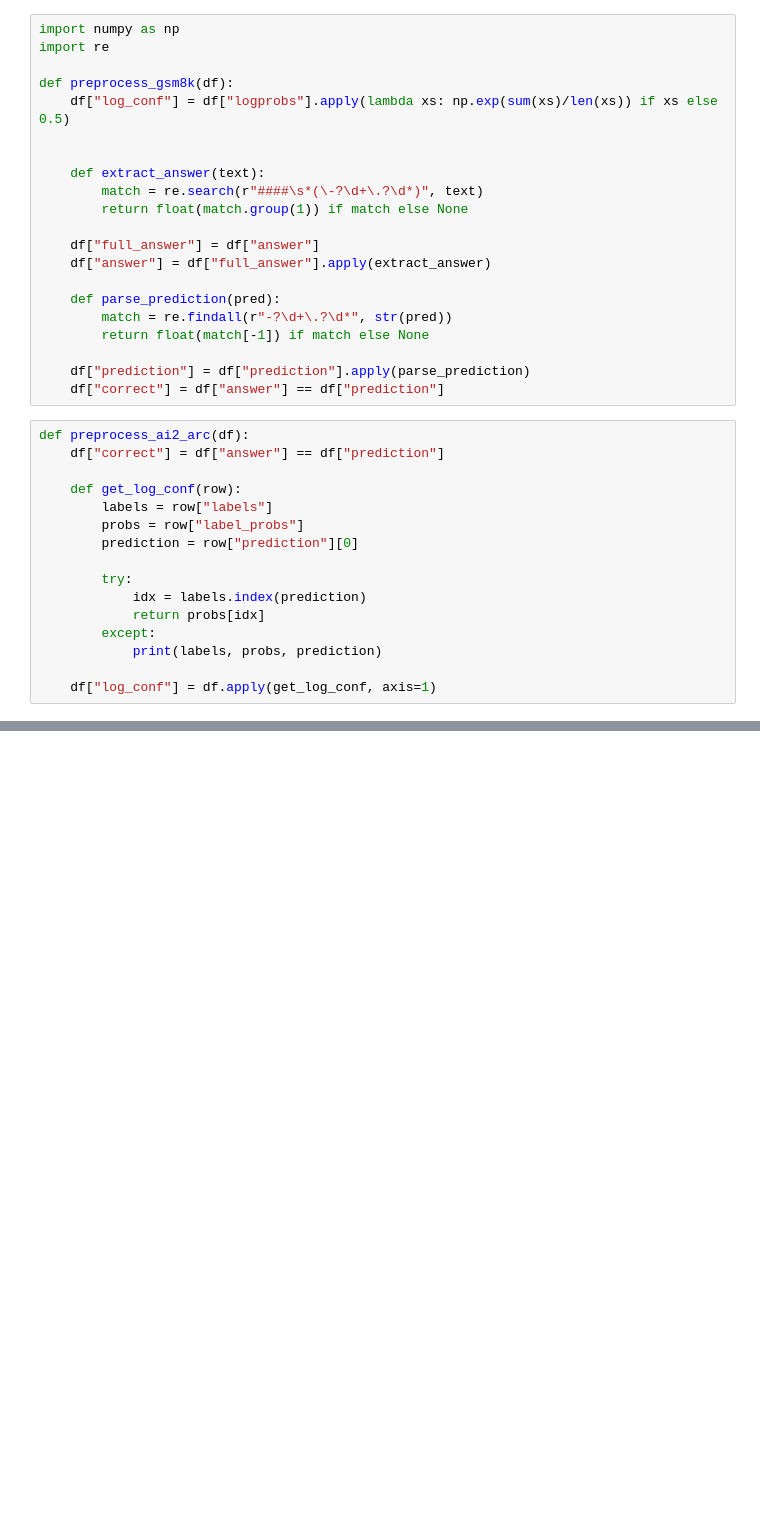
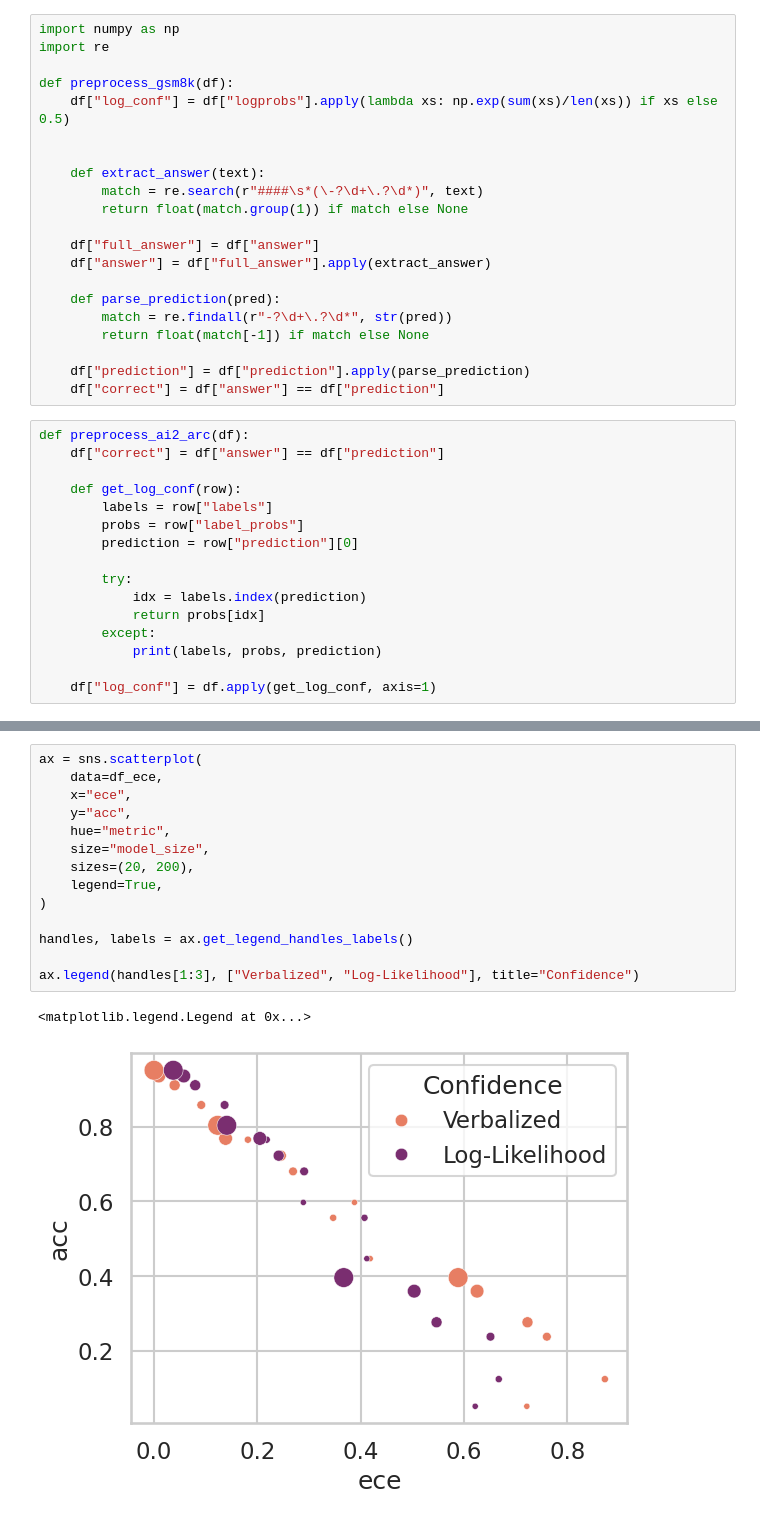
Before and after one commit to itsfernn/llm_calibration, a Jupyter notebook: notebooks/CalibrationVsSize.ipynb, the cells around one changed output, grey strips where cells are left out. Drawn from its saved outputs; the diff is of its cells as text; blank space fills up the shorter version.

```diff
--- a/notebooks/CalibrationVsSize.ipynb
+++ b/notebooks/CalibrationVsSize.ipynb
@@ -555,0 +286,17 @@ plt.show()
+# %%
+ax = sns.scatterplot(
+    data=df_ece,
+    x="ece",
+    y="acc",
+    hue="metric",
+    size="model_size",
+    sizes=(20, 200),
+    legend=True,
+)
+
+handles, labels = ax.get_legend_handles_labels()
+
+ax.legend(handles[1:3], ["Verbalized", "Log-Likelihood"], title="Confidence")
+# %% [output]
+<matplotlib.legend.Legend at 0x...>
+[figure, added]
```
Also changed, not shown: parts of 24 cells of this notebook, 10 other files.
